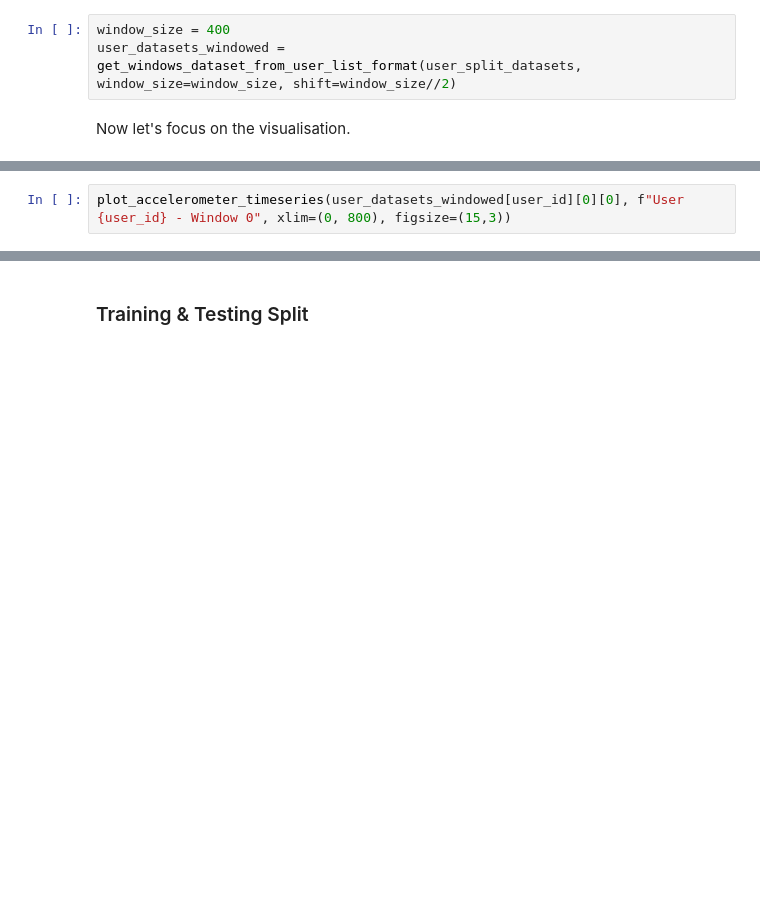
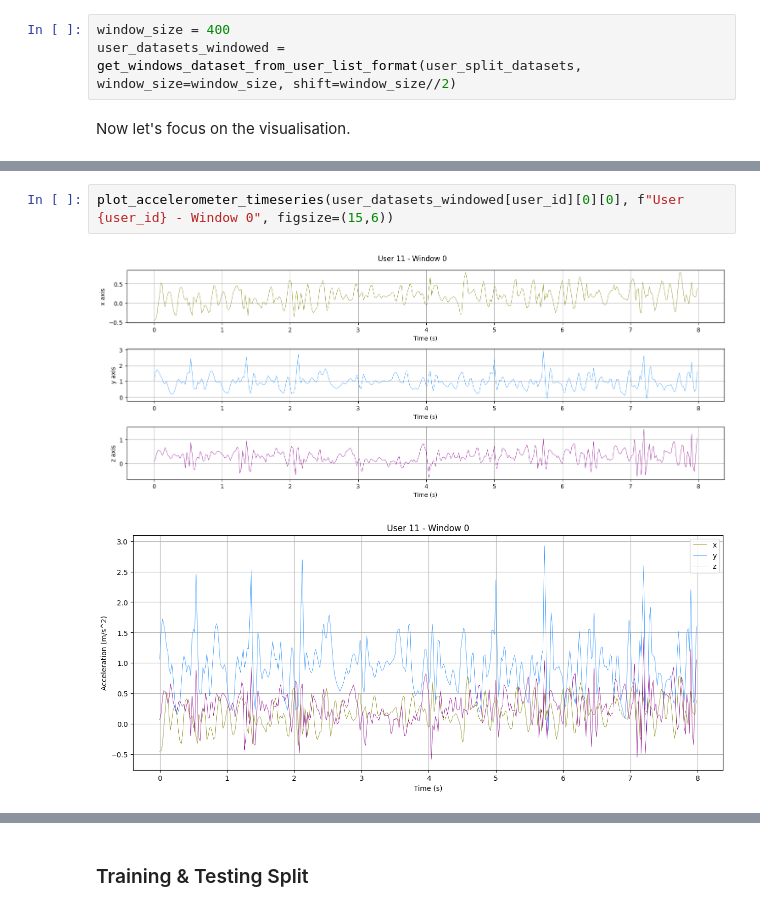
Before and after one commit to LauraWenderoth/L349, a Jupyter notebook: Copy_of_MH_Assignment_2_2023_24.ipynb, the cells around one changed output, grey strips where cells are left out. Cells and saved outputs as stored; diff of their text form; blank space fills up the shorter version.

```diff
--- a/Copy_of_MH_Assignment_2_2023_24.ipynb
+++ b/Copy_of_MH_Assignment_2_2023_24.ipynb
@@ -315,3 +381,6 @@ plot_accelerometer_timeseries(user_split_datasets[user_id][0][0][:800], f"User {
 # %%
-plot_accelerometer_timeseries(user_datasets_windowed[user_id][0][0], f"User {user_id} - Window 0", xlim=(0, 800), figsize=(15,3))
+plot_accelerometer_timeseries(user_datasets_windowed[user_id][0][0], f"User {user_id} - Window 0", figsize=(15,6))
+# %% [output]
+[figure, added]
+[figure, added]
 # %%
```
Also changed, not shown: parts of 55 cells of this notebook.
